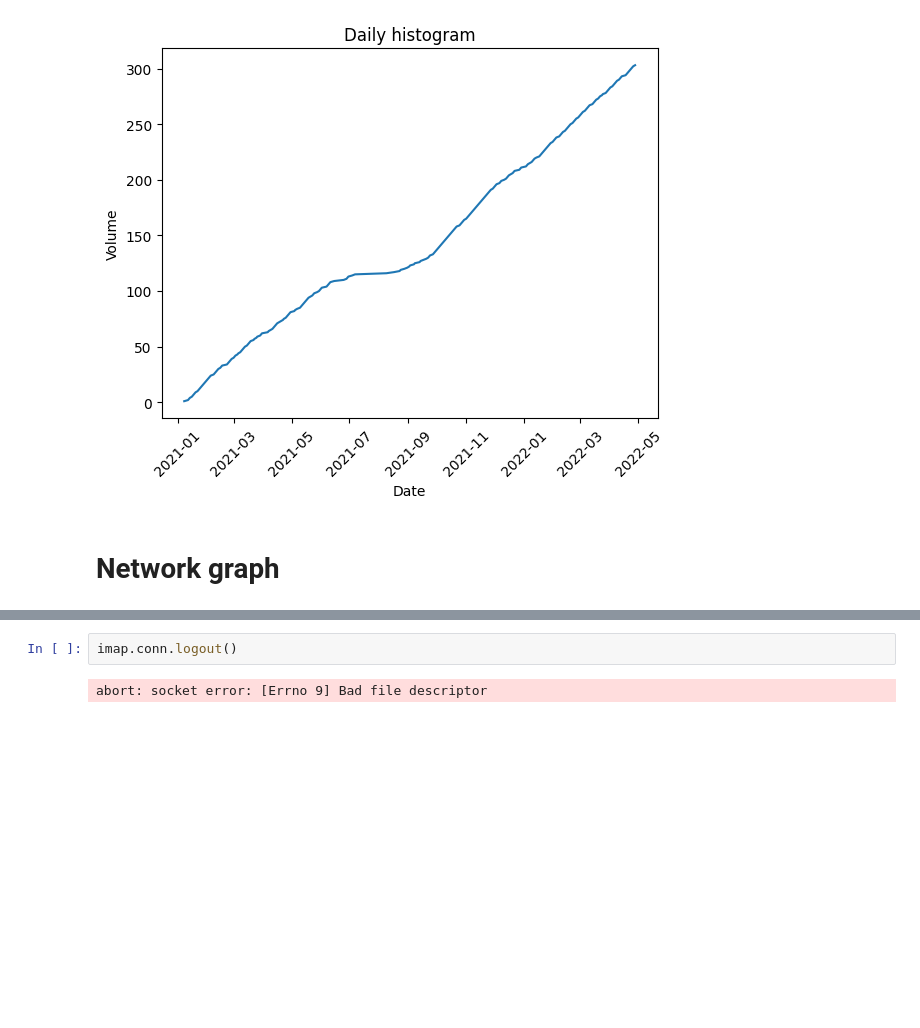
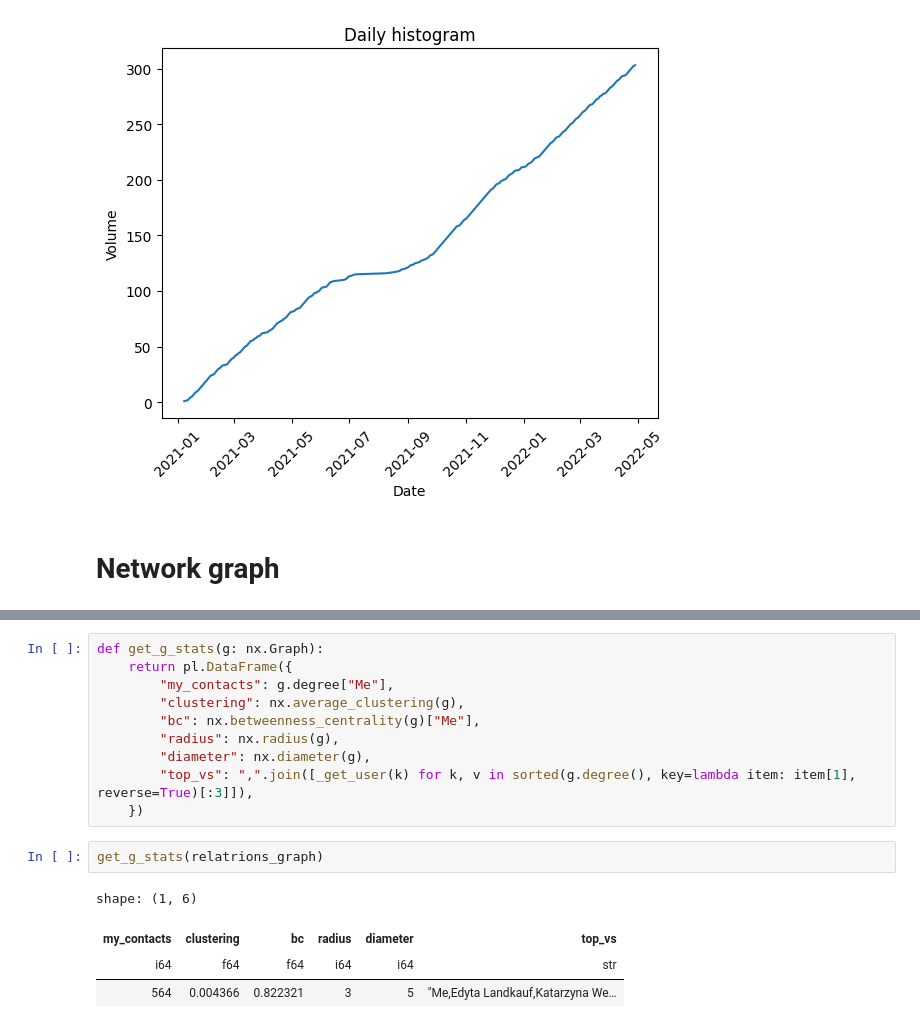
Before and after one commit to Ziverael/Studies2, a Jupyter notebook: aoud/list2.ipynb, the cells around one changed output, grey strips where cells are left out. Cells and saved outputs as stored; diff of their text form; blank space fills up the shorter version.

```diff
--- a/aoud/list2.ipynb
+++ b/aoud/list2.ipynb
@@ -222,4 +320,17 @@ else:
-# %%
-imap.conn.logout()
-# %% [output]
-abort: socket error: [Errno 9] Bad file descriptor
+# %%
+def get_g_stats(g: nx.Graph):
+    return pl.DataFrame({
+        "my_contacts": g.degree["Me"],
+        "clustering": nx.average_clustering(g),
+        "bc": nx.betweenness_centrality(g)["Me"],
+        "radius": nx.radius(g),
+        "diameter": nx.diameter(g),
+        "top_vs": ",".join([_get_user(k) for k, v in sorted(g.degree(), key=lambda item: item[1], reverse=True)[:3]]),
+    })
+# %%
+get_g_stats(relatrions_graph)
+# %% [output]
+shape: (1, 6)
+| my_contacts | clustering | bc | radius | diameter | top_vs |
+| i64 | f64 | f64 | i64 | i64 | str |
+| 564 | 0.004366 | 0.822321 | 3 | 5 | "Me,Edyta Landkauf,Katarzyna We… |
```
Also changed, not shown: parts of 10 cells of this notebook, 13 other files.
